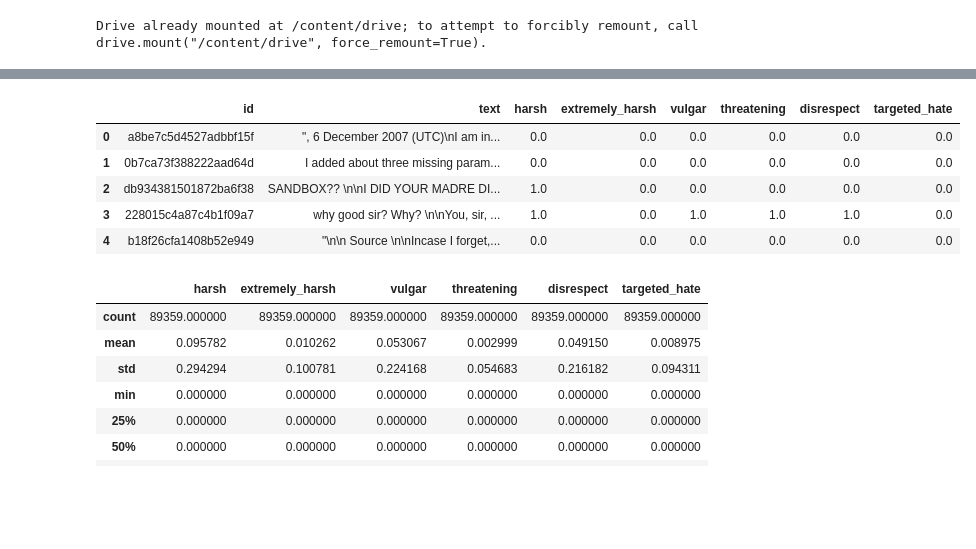
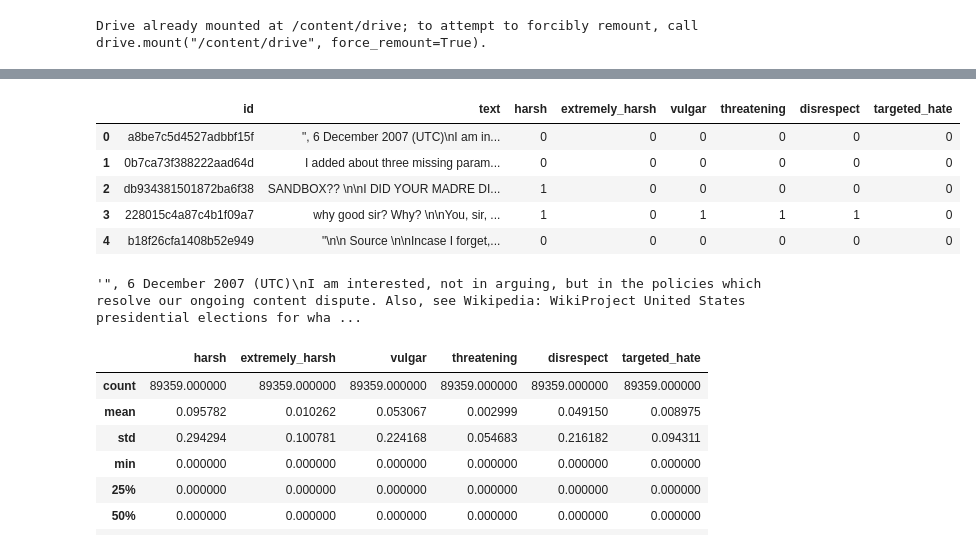
Before and after one commit to mayankchadha16/Why-so-Harsh, a Jupyter notebook: Clones.ipynb, the cells around one changed output, grey strips where cells are left out. Cells and saved outputs as stored; diff of their text form; code cells hidden in the pictures; blank space fills up the shorter version.

```diff
--- a/Clones.ipynb
+++ b/Clones.ipynb
@@ -52,11 +41,15 @@ df_test.head()
 # %%
 # Check the first five rows of our dataset
-df.head()
+df_train.head()
 # %% [output]
 |  | id | text | harsh | extremely_harsh | vulgar | threatening | disrespect | targeted_hate |
-| 0 | a8be7c5d4527adbbf15f | ", 6 December 2007 (UTC)\nI am in... | 0.0 | 0.0 | 0.0 | 0.0 | 0.0 | 0.0 |
-| 1 | 0b7ca73f388222aad64d | I added about three missing param... | 0.0 | 0.0 | 0.0 | 0.0 | 0.0 | 0.0 |
-| 2 | db934381501872ba6f38 | SANDBOX?? \n\nI DID YOUR MADRE DI... | 1.0 | 0.0 | 0.0 | 0.0 | 0.0 | 0.0 |
-| 3 | 228015c4a87c4b1f09a7 | why good sir? Why? \n\nYou, sir, ... | 1.0 | 0.0 | 1.0 | 1.0 | 1.0 | 0.0 |
-| 4 | b18f26cfa1408b52e949 | "\n\n Source \n\nIncase I forget,... | 0.0 | 0.0 | 0.0 | 0.0 | 0.0 | 0.0 |
+| 0 | a8be7c5d4527adbbf15f | ", 6 December 2007 (UTC)\nI am in... | 0 | 0 | 0 | 0 | 0 | 0 |
+| 1 | 0b7ca73f388222aad64d | I added about three missing param... | 0 | 0 | 0 | 0 | 0 | 0 |
+| 2 | db934381501872ba6f38 | SANDBOX?? \n\nI DID YOUR MADRE DI... | 1 | 0 | 0 | 0 | 0 | 0 |
+| 3 | 228015c4a87c4b1f09a7 | why good sir? Why? \n\nYou, sir, ... | 1 | 0 | 1 | 1 | 1 | 0 |
+| 4 | b18f26cfa1408b52e949 | "\n\n Source \n\nIncase I forget,... | 0 | 0 | 0 | 0 | 0 | 0 |
+# %%
+df_train['text'].iloc[0]
+# %% [output]
+'", 6 December 2007 (UTC)\nI am interested, not in arguing, but in the policies which resolve our ongoing content dispute. Also, see Wikipedia: WikiProject United States presidential elections for wha ...
 # %%
```
Also changed, not shown: parts of 55 cells of this notebook.
